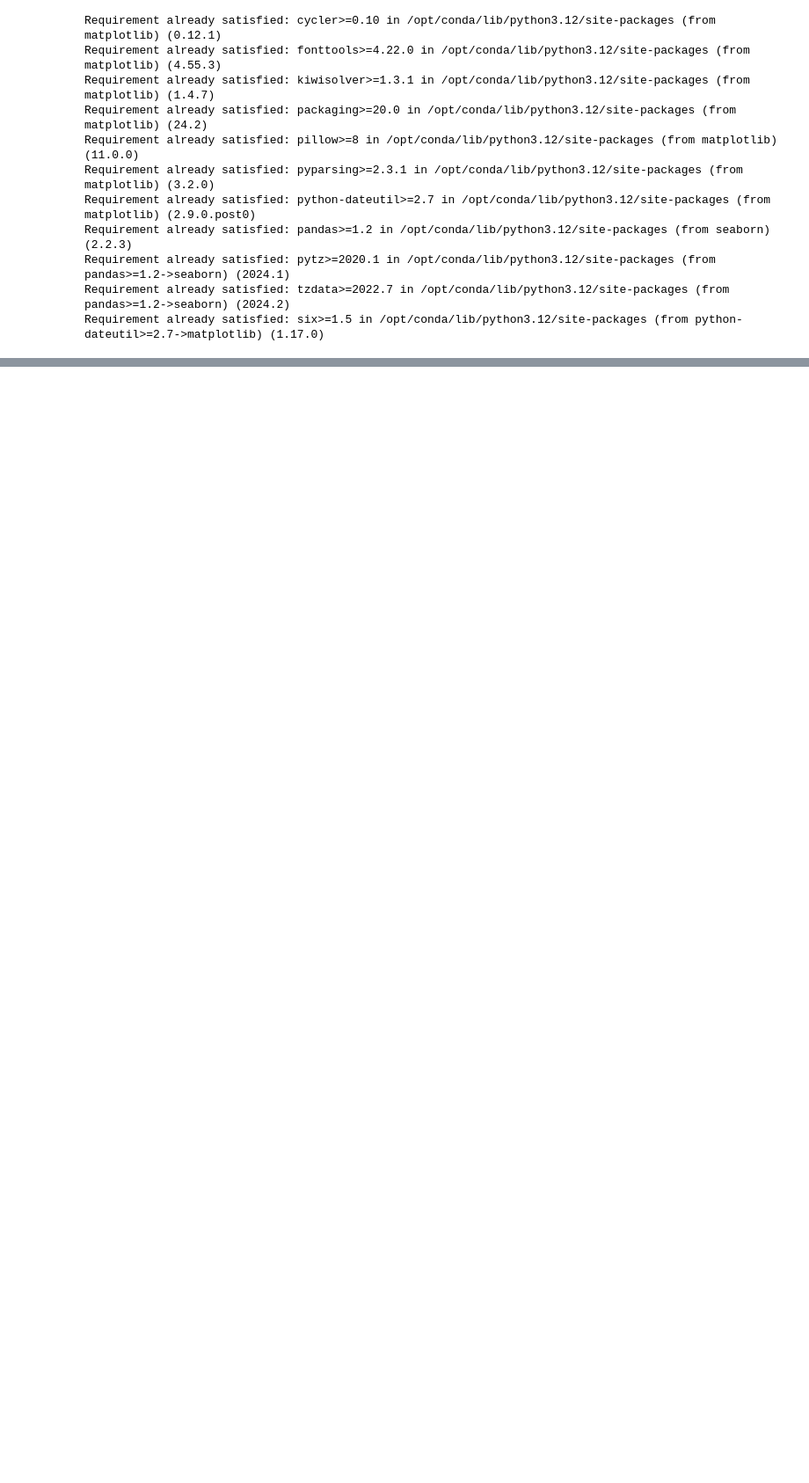
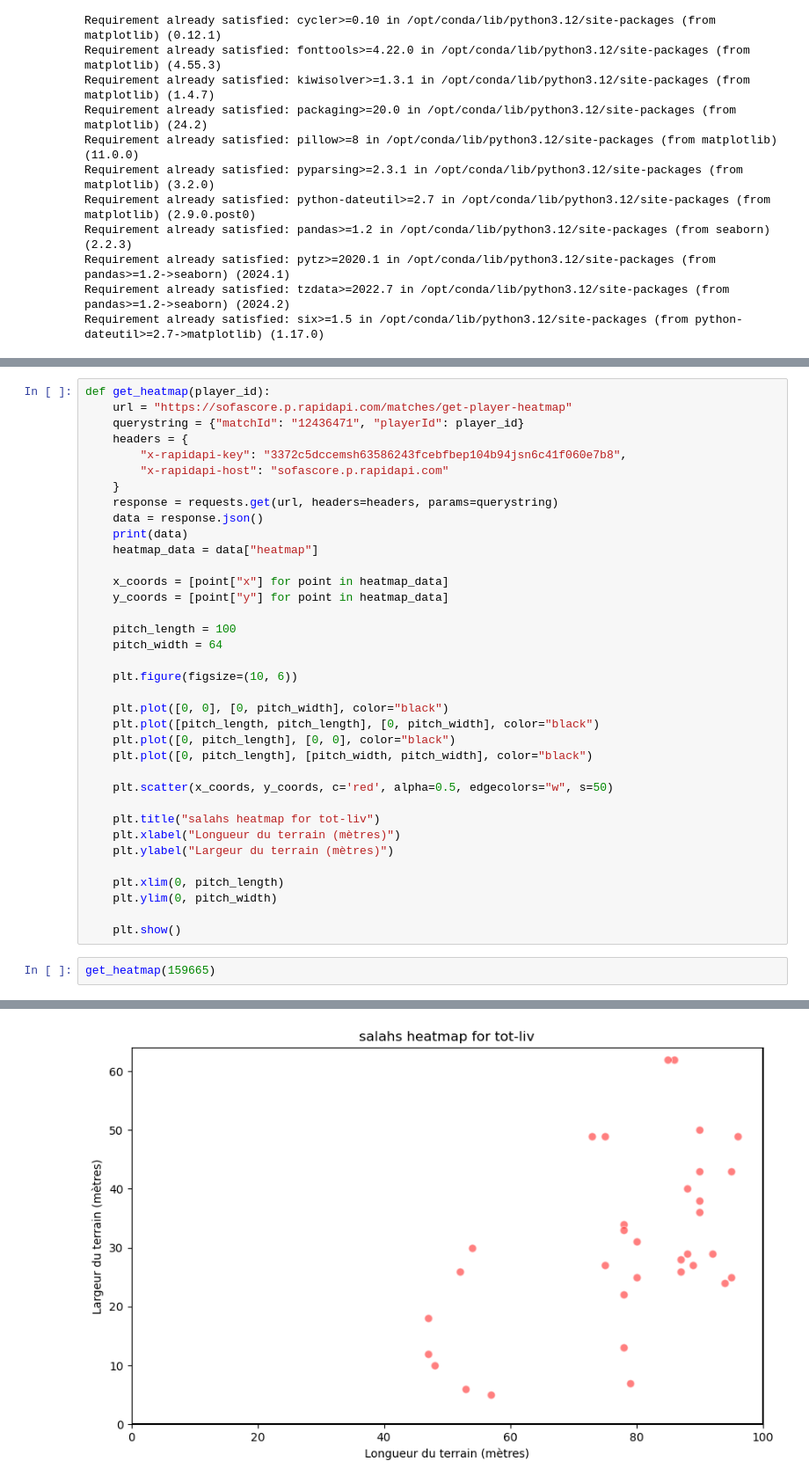
Before and after one commit to mounirfrhn/Premier-League-Simulation, a Jupyter notebook: notebook_sam.ipynb, the cells around one changed output, grey strips where cells are left out. Shown at 88% size. Saved outputs shown, nothing was run; the diff lists cells and outputs as text; blank space fills up the shorter version.

```diff
--- a/notebook_sam.ipynb
+++ b/notebook_sam.ipynb
@@ -291,0 +321,39 @@ else:
+# %%
+def get_heatmap(player_id):
+    url = "https://sofascore.p.rapidapi.com/matches/get-player-heatmap"
+    querystring = {"matchId": "12436471", "playerId": player_id}
+    headers = {
+        "x-rapidapi-key": "3372c5dccemsh63586243fcebfbep104b94jsn6c41f060e7b8",
+        "x-rapidapi-host": "sofascore.p.rapidapi.com"
+    }
+    response = requests.get(url, headers=headers, params=querystring)
+    data = response.json()
+    print(data)
+    heatmap_data = data["heatmap"]
+
+    x_coords = [point["x"] for point in heatmap_data]
+    y_coords = [point["y"] for point in heatmap_data]
+
+    pitch_length = 100
+    pitch_width = 64
+
+    plt.figure(figsize=(10, 6))
+
+    plt.plot([0, 0], [0, pitch_width], color="black")
+    plt.plot([pitch_length, pitch_length], [0, pitch_width], color="black")
+    plt.plot([0, pitch_length], [0, 0], color="black")
+    plt.plot([0, pitch_length], [pitch_width, pitch_width], color="black")
+
+    plt.scatter(x_coords, y_coords, c='red', alpha=0.5, edgecolors="w", s=50)
+
+    plt.title("salahs heatmap for tot-liv")
+    plt.xlabel("Longueur du terrain (mètres)")
+    plt.ylabel("Largeur du terrain (mètres)")
+
+    plt.xlim(0, pitch_length)
+    plt.ylim(0, pitch_width)
+
+    plt.show()
+# %%
+get_heatmap(159665)
+# %% [output]
@@ -291,0 +361 @@ else:
+[figure, added]
```
Also changed, not shown: parts of 12 cells of this notebook.
